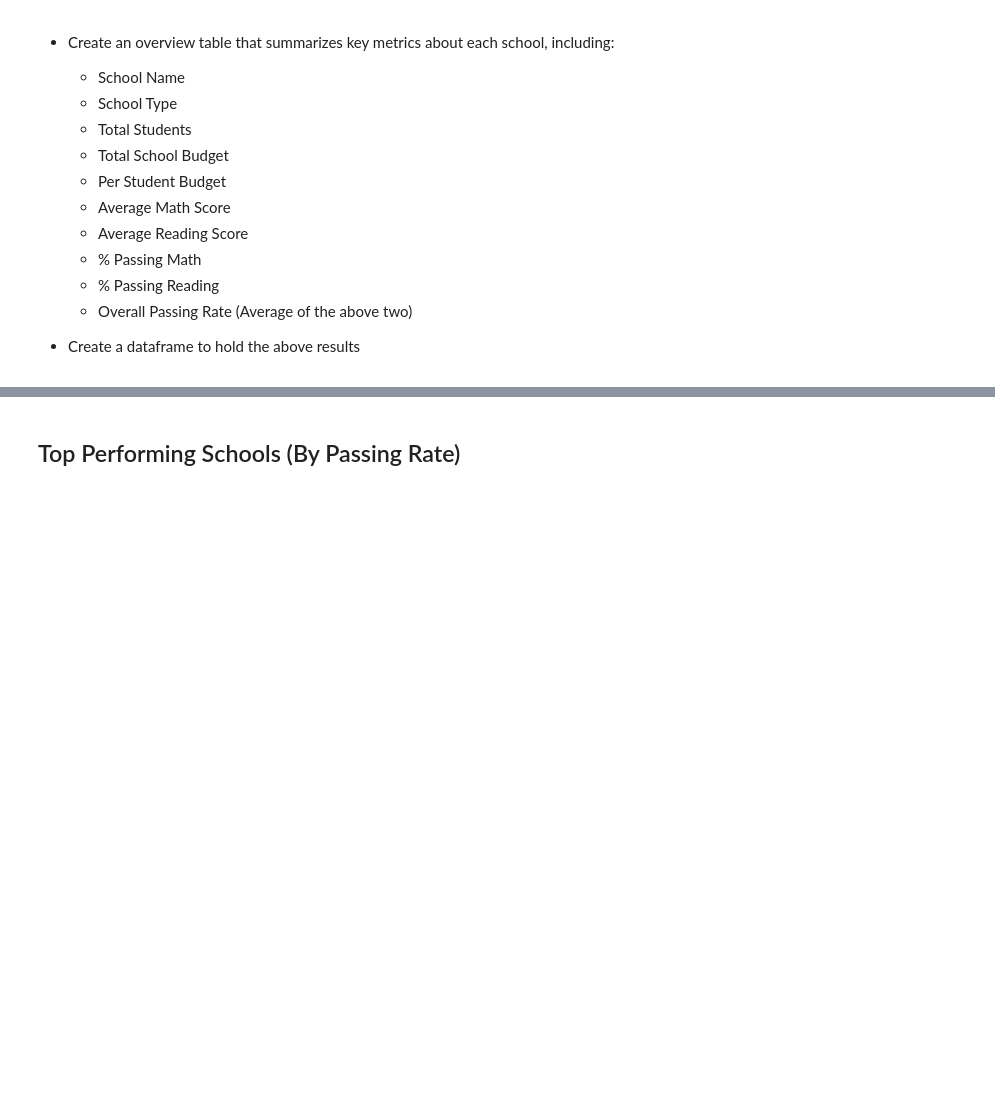
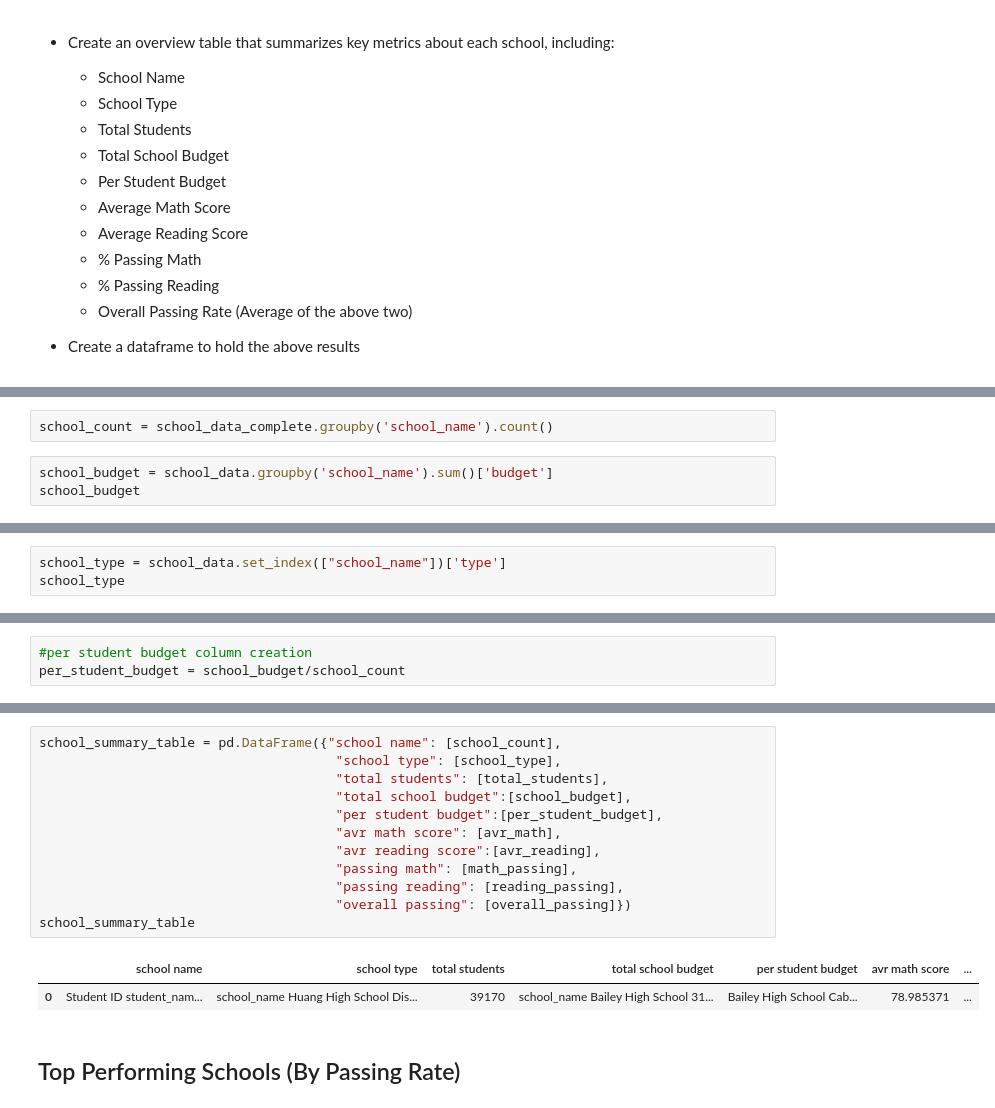
Before and after one commit to bamrot/panda_hm, a Jupyter notebook: PyCitySchools/PyCitySchools_starter.ipynb, the cells around one changed output, grey strips where cells are left out. Saved outputs shown, nothing was run; the diff lists cells and outputs as text; blank space fills up the shorter version.

```diff
--- a/PyCitySchools/PyCitySchools_starter.ipynb
+++ b/PyCitySchools/PyCitySchools_starter.ipynb
@@ -269,0 +269,5 @@ summary_table
+# %%
+school_count = school_data_complete.groupby('school_name').count()
+# %%
+school_budget = school_data.groupby('school_name').sum()['budget']
+school_budget
@@ -269,0 +292,3 @@ summary_table
+# %%
+school_type = school_data.set_index(["school_name"])['type']
+school_type
@@ -269,0 +313,3 @@ summary_table
+# %%
+#per student budget column creation
+per_student_budget = school_budget/school_count
@@ -270,3 +337,18 @@ summary_table
+# %%
+school_summary_table = pd.DataFrame({"school name": [school_count],
+                                      "school type": [school_type],
+                                      "total students": [total_students],
+                                      "total school budget":[school_budget],
+                                      "per student budget":[per_student_budget],
+                                      "avr math score": [avr_math],
+                                      "avr reading score":[avr_reading],
+                                      "passing math": [math_passing],
+                                      "passing reading": [reading_passing],
+                                      "overall passing": [overall_passing]})
+school_summary_table
+# %% [output]
+|  | school name | school type | total students | total school budget | per student budget | avr math score | ... |
+| 0 | Student ID student_nam... | school_name Huang High School Dis... | 39170 | school_name Bailey High School 31... | Bailey High School Cab... | 78.985371 | ... |
 # %% [markdown]
 ## Top Performing Schools (By Passing Rate)
 # %% [markdown]
```
Also changed, not shown: parts of 17 cells of this notebook.
